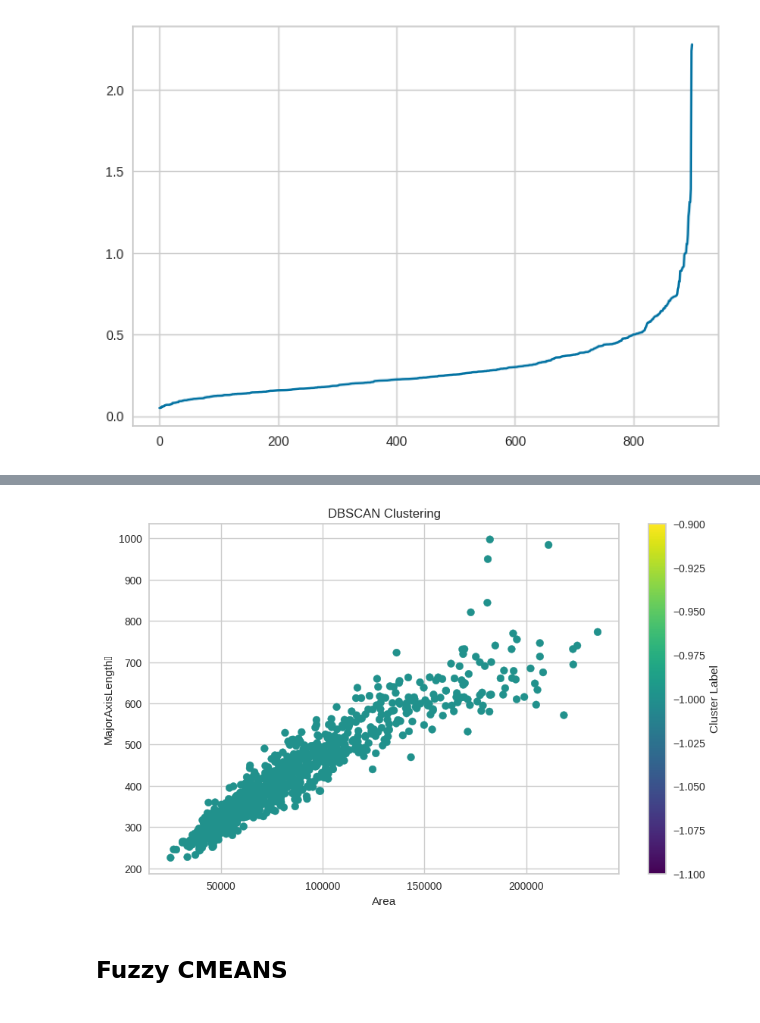
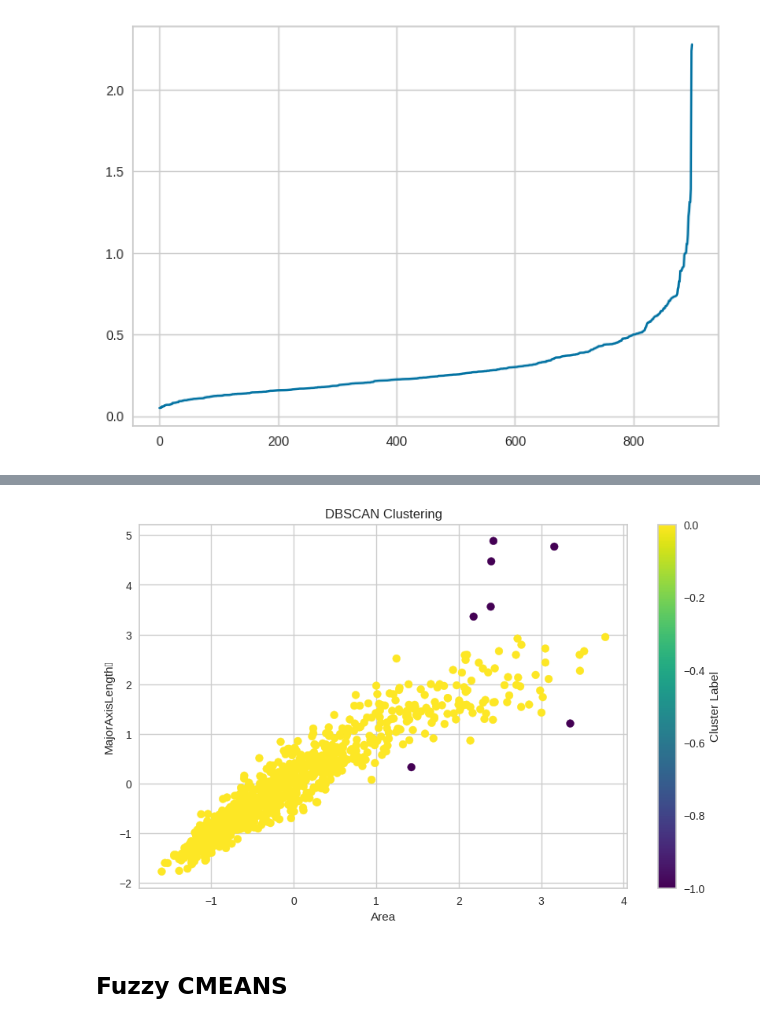
Before and after one commit to jessyca-ferreira/clustering, a Jupyter notebook: clustering_algorithms.ipynb, the cells around one changed output, grey strips where cells are left out. Drawn from its saved outputs; the diff is of its cells as text; code cells hidden in the pictures.

Commit message:
fix: normalize some missing data

```diff
--- a/clustering_algorithms.ipynb
+++ b/clustering_algorithms.ipynb
@@ -228,5 +228,5 @@ plt.ylim(0.5, 2)
 # %%
-eps_test = np.arange(1, 1.8, 0.01)
+eps_test = np.arange(0.8, 1.8, 0.01)
 
 for eps in eps_test:
   model = DBSCAN(eps=eps, min_samples=26)
@@ -258,21 +258,22 @@ eps: 1.7900000000000007
 Num de clusters: 1
 Num amostras de ruido: 7
 # %%
-model = DBSCAN(eps=5900, min_samples=26)
+model = DBSCAN(eps=1.61, min_samples=26)
 model.fit(features)
 labels = model.labels_
 # %%
-eps_test = np.arange(1, 1.8, 0.01)
+min_samples_test = np.arange(1, 10, 2)
+print(min_samples_test)
 
-for eps in eps_test:
-  model = DBSCAN(eps=eps, min_samples=26)
+for m_sample in min_samples_test:
+  model = DBSCAN(eps=1.58, min_samples=m_sample)
   model.fit(data)
   labels = model.labels_
 
   n_clusters = len(set(labels)) - (1 if -1 in labels else 0)
   n_noise = list(labels).count(-1)
 
-  print("eps: " + str(eps))
+  print("min_samples: " + str(m_sample))
   print("Num de clusters: " + str(n_clusters))
   print("Num amostras de ruido: " + str(n_noise))
 # %% [output]
@@ -329,4 +296,4 @@ Num amostras de ruido: 900
 # %%
-model = DBSCAN(eps=1.58, min_samples=200)
-model.fit(features)
+model = DBSCAN(eps=1.58, min_samples=5)
+model.fit(data)
 labels = model.labels_
@@ -349,13 +300,13 @@ features
 # %%
 plt.figure(figsize=(10, 6))
-plt.scatter(features.iloc[:, 0], features.iloc[:, 1], c=labels, cmap='viridis', s=50)
+plt.scatter(data.iloc[:, 0], data.iloc[:, 1], c=labels, cmap='viridis', s=50)
 plt.title('DBSCAN Clustering')
 plt.xlabel('Area')
 plt.ylabel('MajorAxisLength	')
 plt.colorbar(label='Cluster Label')
 plt.show()
 # %% [output]
-[figure, old version]
+[figure, new version]
 # %% [markdown]
 ## Fuzzy CMEANS
 # %%
```
Also changed, not shown: parts of 9 cells of this notebook.
